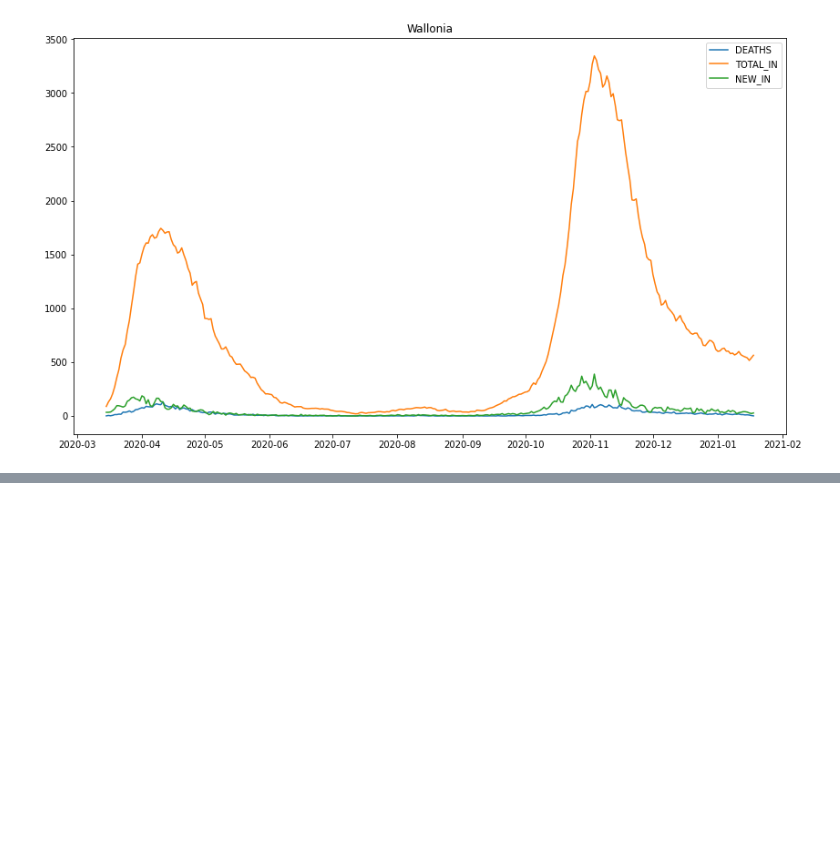
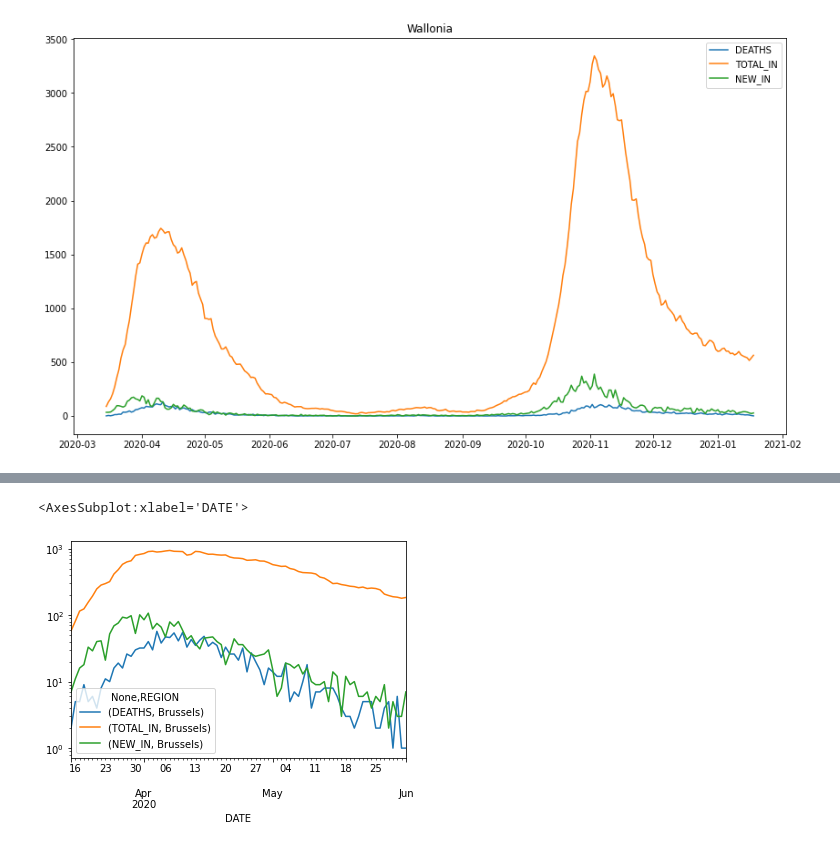
Before and after one commit to Demesmaeker/workshop-IBM-covid, a Jupyter notebook: main.ipynb, the cells around one changed output, grey strips where cells are left out. Drawn from its saved outputs; the diff is of its cells as text; code cells hidden in the pictures; blank space fills up the shorter version.

```diff
--- a/main.ipynb
+++ b/main.ipynb
@@ -355,0 +375,6 @@ final[["DEATHS","TOTAL_IN","NEW_IN"]].plot()
+# %%
+final_pivot[[('DEATHS', 'Brussels'), ('TOTAL_IN', 'Brussels'), ('NEW_IN', 'Brussels')]
+           ].loc['20200301':'20200601'].plot(logy=True)
+# %% [output]
+<AxesSubplot:xlabel='DATE'>
+[figure, added]
```
Also changed, not shown: parts of 18 cells of this notebook.
